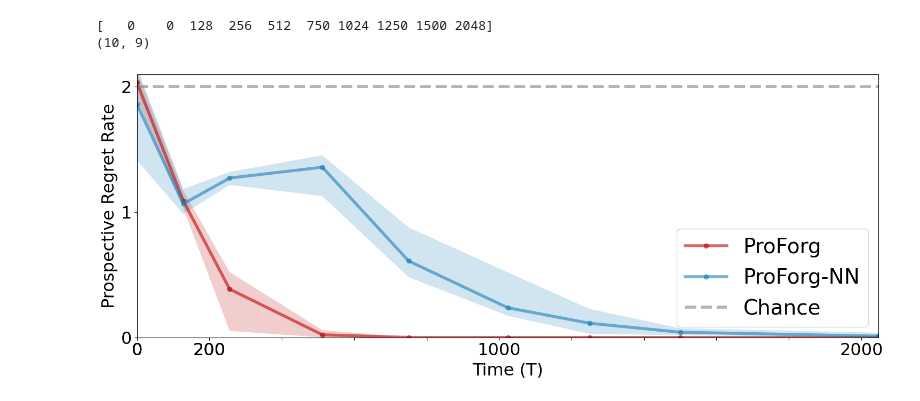
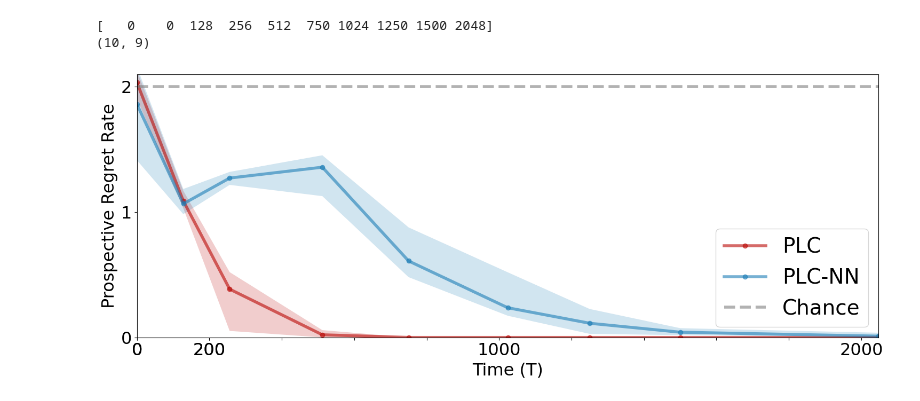
Before and after one commit to neurodata/ProspectiveLearningwithControl, a Jupyter notebook: figures/fig4_new.ipynb, the cells around one changed output. Saved outputs shown, nothing was run; the diff lists cells and outputs as text; code cells hidden in the pictures.

```diff
--- a/figures/fig4_new.ipynb
+++ b/figures/fig4_new.ipynb
@@ -69,34 +69,34 @@ Ts = Ts
 median = np.median(PREGRETS_DF_arr, axis=0)
 q25  = np.nanpercentile(PREGRETS_DF_arr, 25, axis=0)
 q75  = np.nanpercentile(PREGRETS_DF_arr, 75, axis=0)
-plt.plot(Ts, median,color=colors["PVAFM_oh_RF"], lw = linewidth,marker='o',alpha = 0.6,label = 'ProForg')
+plt.plot(Ts, median,color=colors["PVAFM_oh_RF"], lw = linewidth,marker='o',alpha = 0.6,label = 'PLC')
 plt.fill_between(Ts, q25, q75, color=colors["PVAFM_oh_RF"], alpha=0.20, edgecolor="none")
 
 
 ## Plot NN
 median = np.median(PREGRETS_NN_arr, axis=0)
 q25  = np.nanpercentile(PREGRETS_NN_arr, 25, axis=0)
 q75  = np.nanpercentile(PREGRETS_NN_arr, 75, axis=0)
-plt.plot(Ts, median,color=colors["PVAFM_oh_NN"], lw = linewidth,marker='o',alpha = 0.6,label = 'ProForg-NN')
+plt.plot(Ts, median,color=colors["PVAFM_oh_NN"], lw = linewidth,marker='o',alpha = 0.6,label = 'PLC-NN')
 plt.fill_between(Ts, q25, q75, color=colors["PVAFM_oh_NN"], alpha=0.20, edgecolor="none")
 
 plt.plot(Ts, 2*np.ones(len(Ts)),color='grey', lw = linewidth,ls='--',alpha = 0.6,label = 'Chance')
 
 plt.xlabel("Time (T)",fontsize = fontsize-5)
 plt.ylabel("Prospective Regret Rate", fontsize = fontsize-5)
 
 xticks = Ts
 xticks = [i for i in np.arange(0,2000,200)]+[0,200,2000,20000]
 xticklabels = [str(v) if v in [0,20,200,1000,2000,20000] else ""   # hide every 2nd label
                for i, v in enumerate(xticks)]
 
 plt.xticks(xticks, labels=xticklabels,fontsize = fontsize-5)
 plt.ylim([0,2.1])
 plt.xlim([0,2048])
 plt.yticks([0,1,2],fontsize = fontsize-5)
 plt.legend(fontsize = fontsize)
 plt.tight_layout()
 
 plt.savefig('ProForg_DFNN.png')
 # %% [output]
-[figure, old version]
+[figure, new version]
```
Also changed, not shown: 10 other files.
